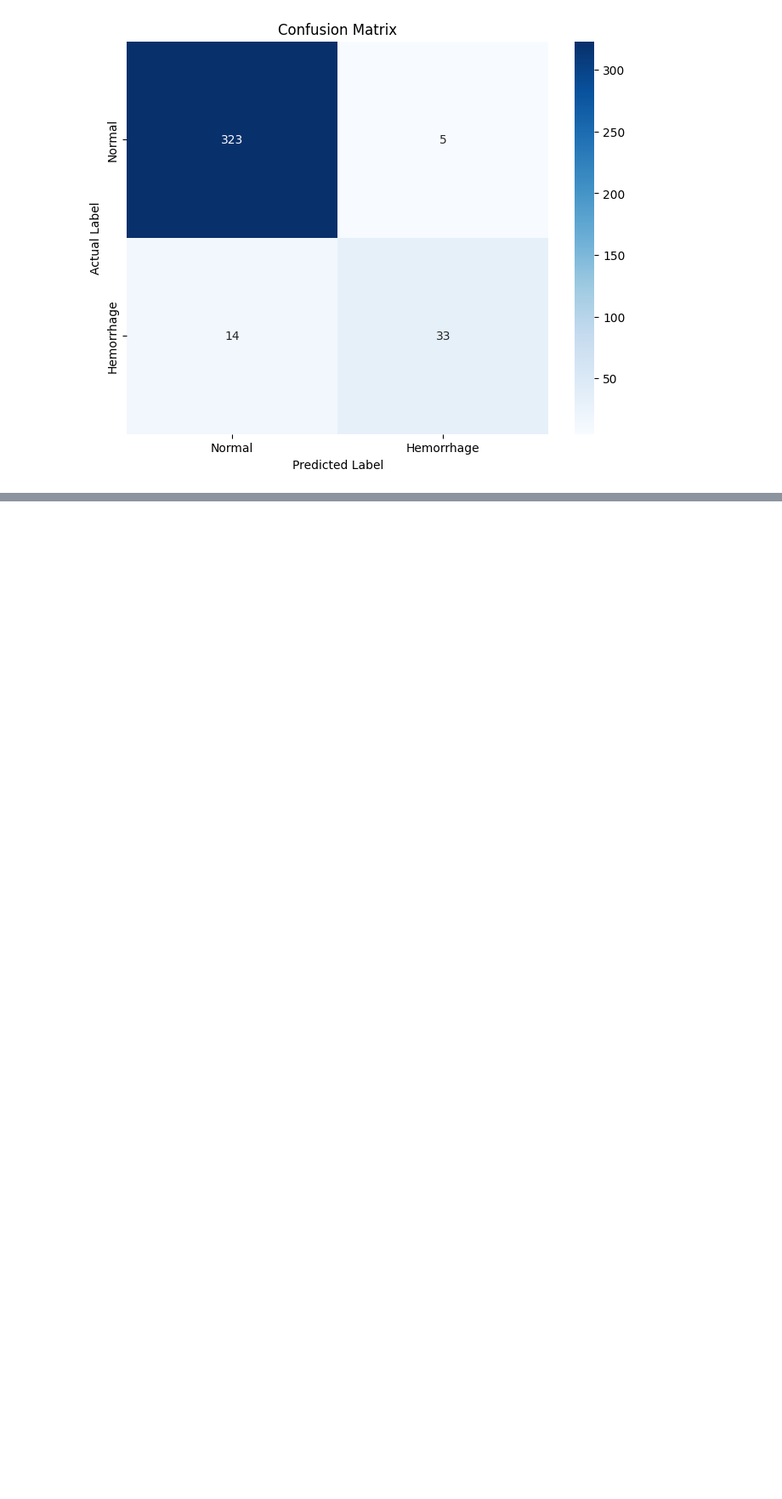
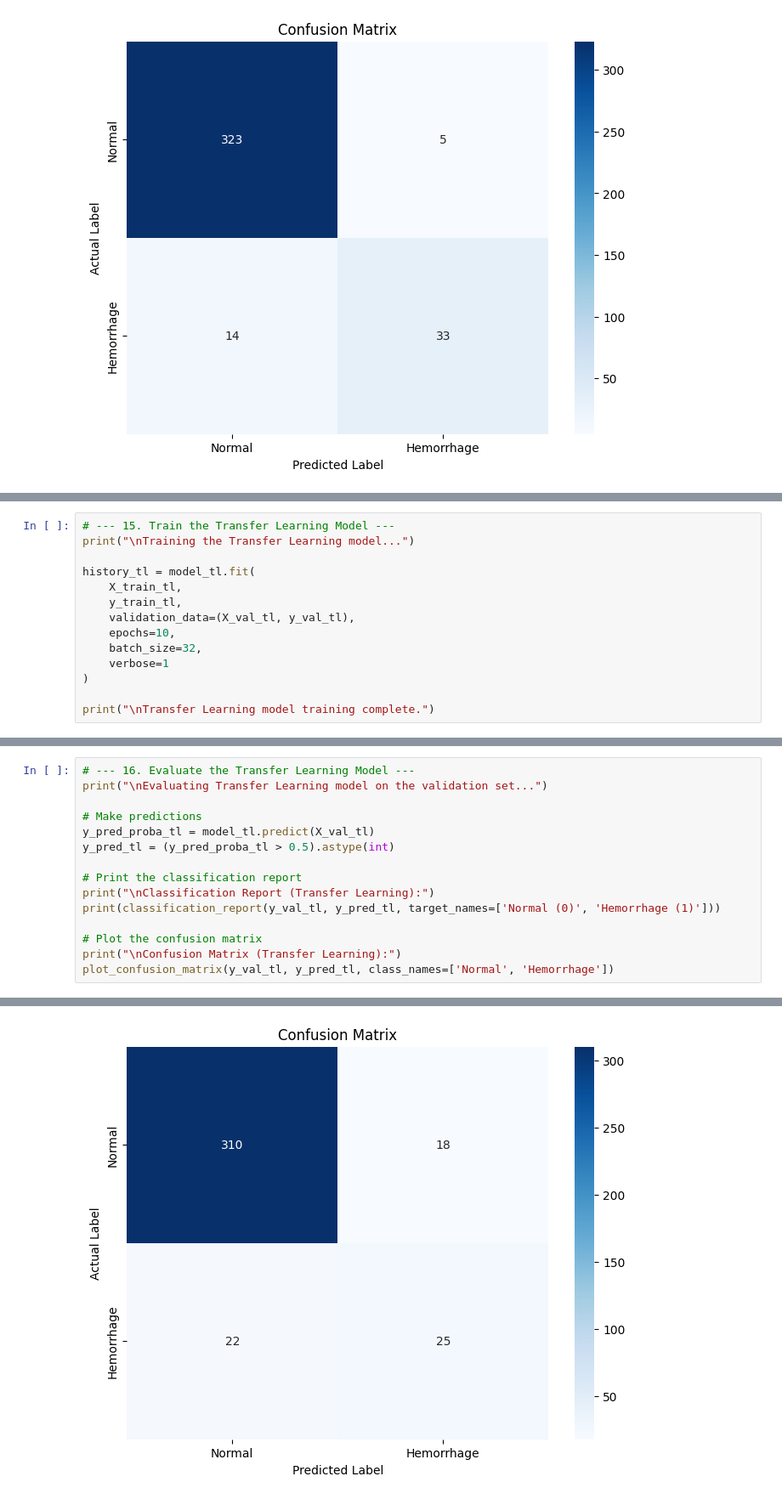
Before and after one commit to khadkadiwakar/Intercranial-Hemorrhage-Detection-, a Jupyter notebook: notebooks/2.0-model-prototyping.ipynb, the cells around one changed output, grey strips where cells are left out. Shown at 85% size. Drawn from its saved outputs; the diff is of its cells as text; blank space fills up the shorter version.

Commit message:
Implemented and evaluated fine-tuned transfer learning model

```diff
--- a/notebooks/2.0-model-prototyping.ipynb
+++ b/notebooks/2.0-model-prototyping.ipynb
@@ -382,0 +473,14 @@ Confusion Matrix (CNN):
+# %%
+# --- 15. Train the Transfer Learning Model ---
+print("\nTraining the Transfer Learning model...")
+
+history_tl = model_tl.fit(
+    X_train_tl,
+    y_train_tl,
+    validation_data=(X_val_tl, y_val_tl),
+    epochs=10,
+    batch_size=32,
+    verbose=1
+)
+
+print("\nTransfer Learning model training complete.")
@@ -382,0 +505,16 @@ Confusion Matrix (CNN):
+# %%
+# --- 16. Evaluate the Transfer Learning Model ---
+print("\nEvaluating Transfer Learning model on the validation set...")
+
+# Make predictions
+y_pred_proba_tl = model_tl.predict(X_val_tl)
+y_pred_tl = (y_pred_proba_tl > 0.5).astype(int)
+
+# Print the classification report
+print("\nClassification Report (Transfer Learning):")
+print(classification_report(y_val_tl, y_pred_tl, target_names=['Normal (0)', 'Hemorrhage (1)']))
+
+# Plot the confusion matrix
+print("\nConfusion Matrix (Transfer Learning):")
+plot_confusion_matrix(y_val_tl, y_pred_tl, class_names=['Normal', 'Hemorrhage'])
+# %% [output]
@@ -382,0 +536 @@ Confusion Matrix (CNN):
+[figure, added]
```
Also changed, not shown: parts of 9 cells of this notebook.
